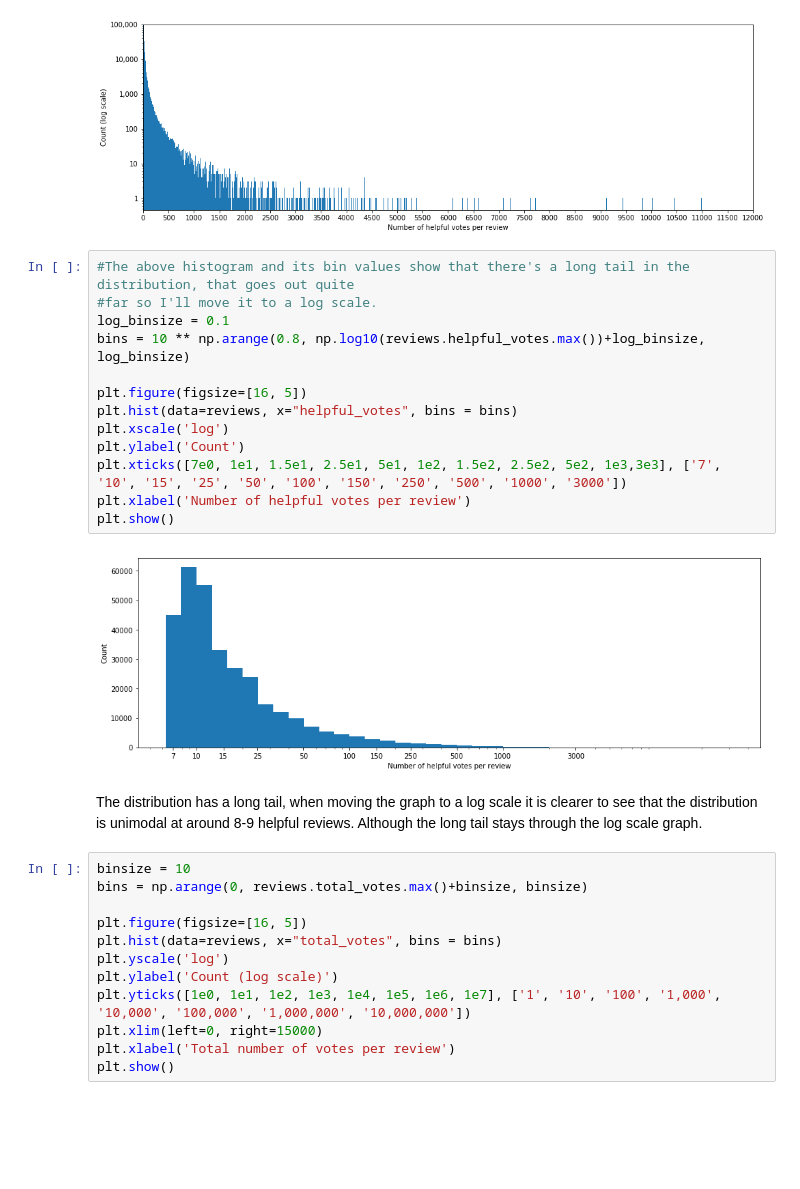
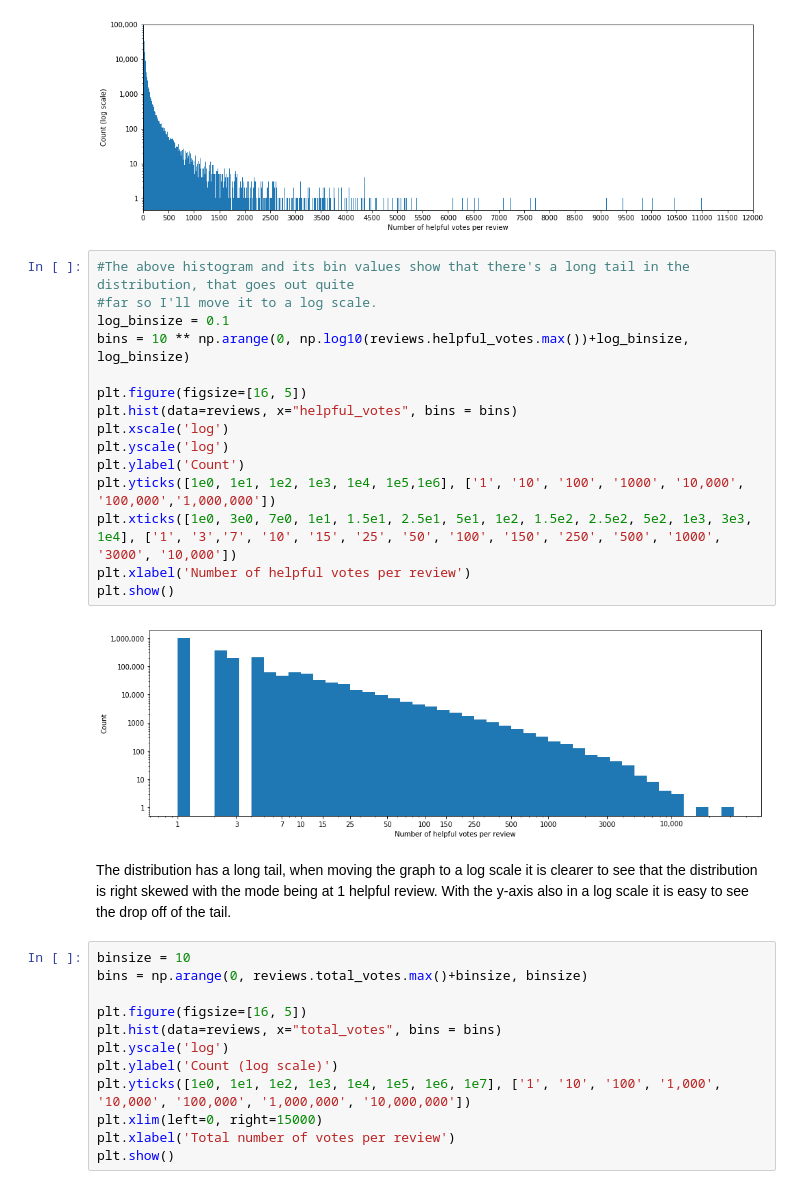
Before and after one commit to ElectricKea/CommunicateFindings_Udacity_Project, a Jupyter notebook: Amazon reviews - part 1.ipynb, the cells around one changed output. Cells and saved outputs as stored; diff of their text form; blank space fills up the shorter version.

```diff
--- a/Amazon reviews - part 1.ipynb
+++ b/Amazon reviews - part 1.ipynb
@@ -389,20 +389,22 @@ plt.show()
 # %%
 #The above histogram and its bin values show that there's a long tail in the distribution, that goes out quite
 #far so I'll move it to a log scale.
 log_binsize = 0.1
-bins = 10 ** np.arange(0.8, np.log10(reviews.helpful_votes.max())+log_binsize, log_binsize)
+bins = 10 ** np.arange(0, np.log10(reviews.helpful_votes.max())+log_binsize, log_binsize)
 
 plt.figure(figsize=[16, 5])
 plt.hist(data=reviews, x="helpful_votes", bins = bins)
 plt.xscale('log')
+plt.yscale('log')
 plt.ylabel('Count')
-plt.xticks([7e0, 1e1, 1.5e1, 2.5e1, 5e1, 1e2, 1.5e2, 2.5e2, 5e2, 1e3,3e3], ['7', '10', '15', '25', '50', '100', '150', '250', '500', '1000', '3000'])
+plt.yticks([1e0, 1e1, 1e2, 1e3, 1e4, 1e5,1e6], ['1', '10', '100', '1000', '10,000', '100,000','1,000,000'])
+plt.xticks([1e0, 3e0, 7e0, 1e1, 1.5e1, 2.5e1, 5e1, 1e2, 1.5e2, 2.5e2, 5e2, 1e3, 3e3, 1e4], ['1', '3','7', '10', '15', '25', '50', '100', '150', '250', '500', '1000', '3000', '10,000'])
 plt.xlabel('Number of helpful votes per review')
 plt.show()
 # %% [output]
-[figure, old version]
+[figure, new version]
 # %% [markdown]
-The distribution has a long tail, when moving the graph to a log scale it is clearer to see that the distribution is unimodal at around 8-9 helpful reviews. Although the long tail stays through the log scale graph.
+The distribution has a long tail, when moving the graph to a log scale it is clearer to see that the distribution is right skewed with the mode being at 1 helpful review. With the y-axis also in a log scale it is easy to see the drop off of the tail.
 # %%
 binsize = 10
 bins = np.arange(0, reviews.total_votes.max()+binsize, binsize)
```
Also changed, not shown: parts of 27 cells of this notebook, 2 other files.
